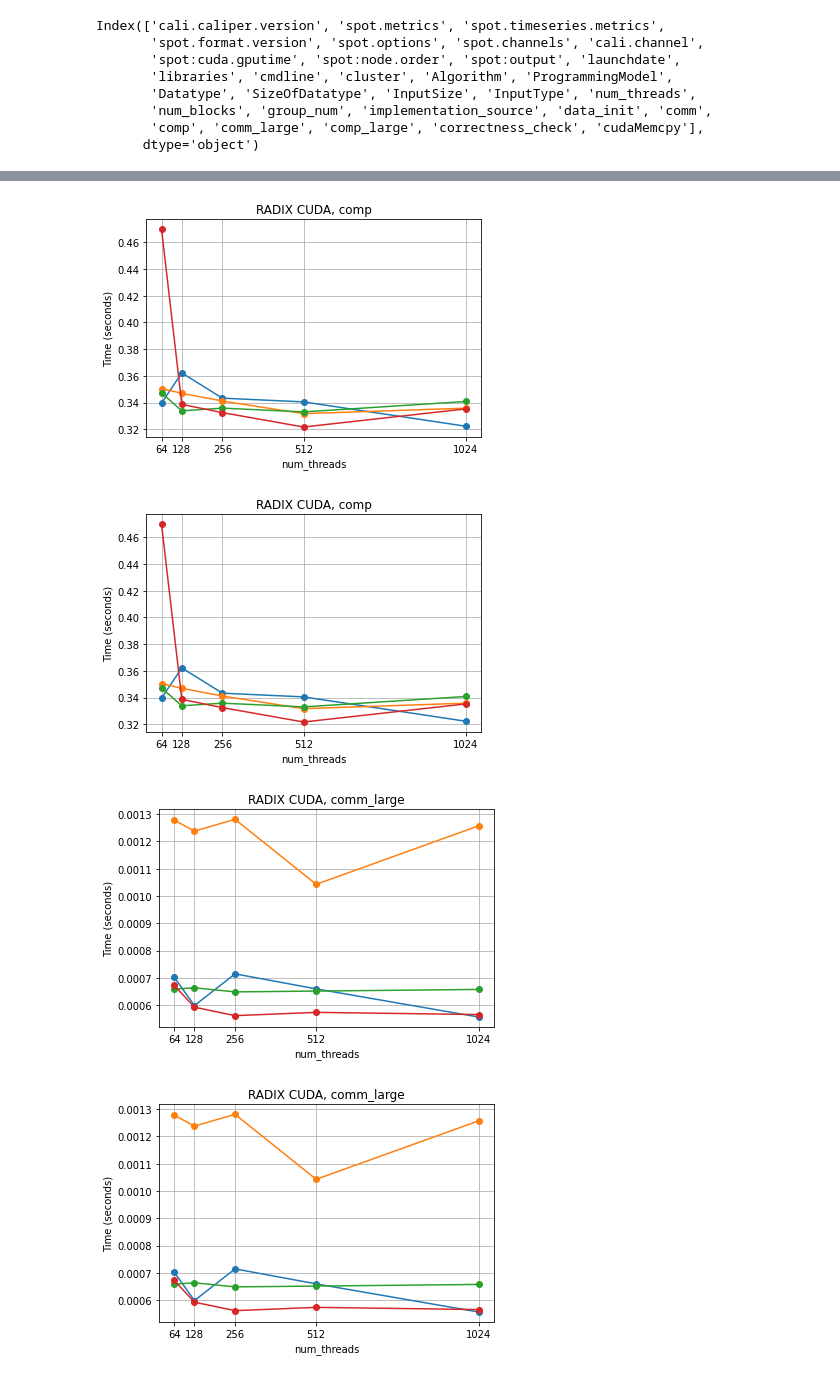
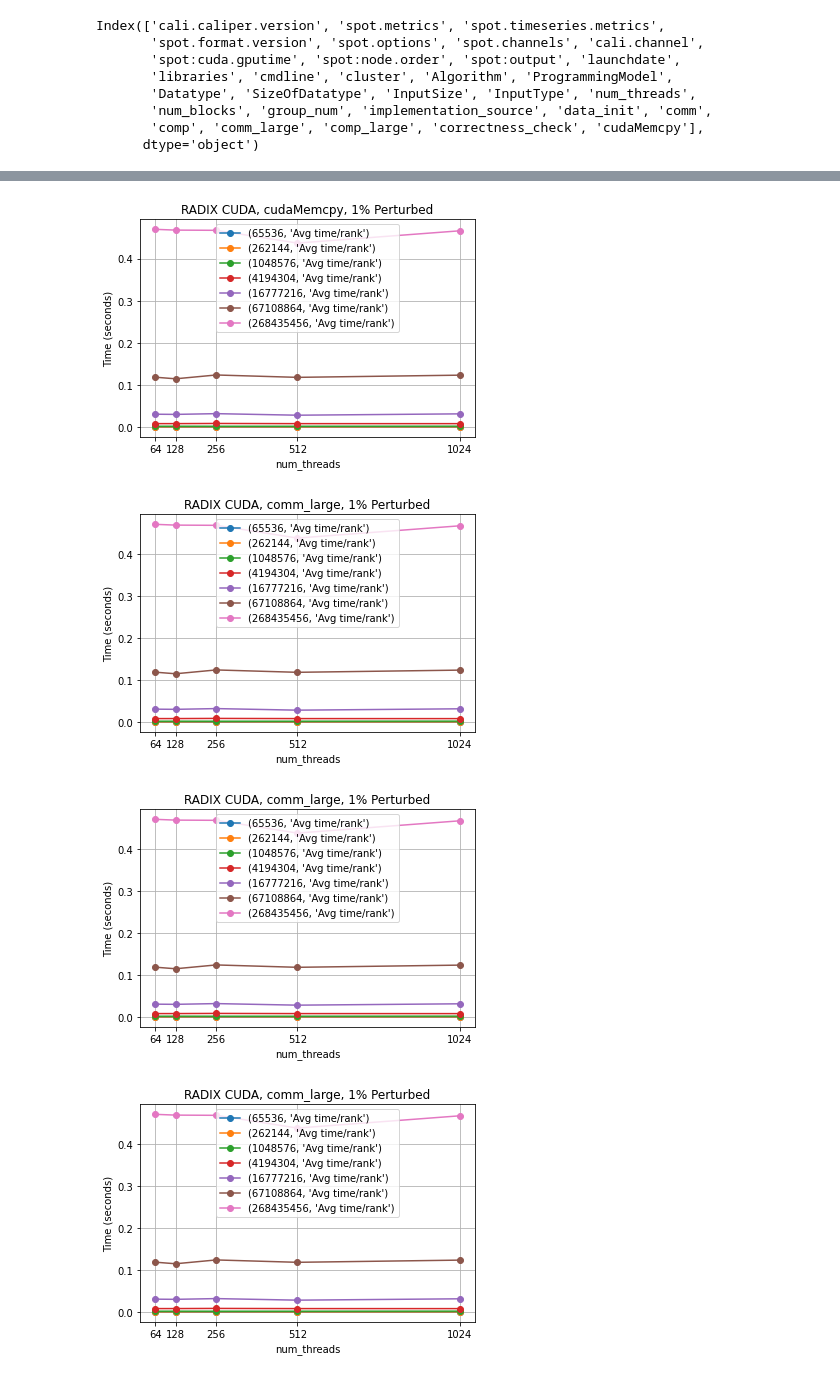
Before and after one commit to reaganreit/435Project, a Jupyter notebook: Builds/CUDA/radixCUDA.ipynb, the cells around one changed output, grey strips where cells are left out. Cells and saved outputs as stored; diff of their text form; code cells hidden in the pictures.

Commit message:
thicket graphs all working

```diff
--- a/Builds/CUDA/radixCUDA.ipynb
+++ b/Builds/CUDA/radixCUDA.ipynb
@@ -11,9 +11,20 @@ import thicket as th
 pd.set_option("display.max_rows", None)
 pd.set_option("display.max_columns", None)
 # %%
-#tk = th.Thicket.from_caliperreader(glob("t256-v65536-i1.cali"))
-#tk = th.Thicket.from_caliperreader(glob("p2-a1048576-i1.cali"))
-tk = th.Thicket.from_caliperreader(glob("*-v65536-*.cali"))
+#strong scaling
+#tk = th.Thicket.from_caliperreader(glob("*-v65536-*.cali"))
+# tk = th.Thicket.from_caliperreader(glob("*-v262144-*.cali"))
+# tk = th.Thicket.from_caliperreader(glob("*-v1048576-*.cali"))
+# tk = th.Thicket.from_caliperreader(glob("*-v4194304-*.cali"))
+# tk = th.Thicket.from_caliperreader(glob("*-v16777216-*.cali"))
+# tk = th.Thicket.from_caliperreader(glob("*-v67108864-*.cali"))
+#tk = th.Thicket.from_caliperreader(glob("*-v268435456-*.cali"))
+
+#speedup and weak
+tk = th.Thicket.from_caliperreader(glob("*-i1*.cali"))
+#tk = th.Thicket.from_caliperreader(glob("*-i2*.cali"))
+#tk = th.Thicket.from_caliperreader(glob("*-i3*.cali"))
+#tk = th.Thicket.from_caliperreader(glob("*-i4*.cali"))
 tk.dataframe = tk.dataframe.drop(["nid", "spot.channel", "Total time", "Min time/rank", "Max time/rank", "Min GPU time/rank", "Max GPU time/rank", "Total GPU time", "Avg GPU time/rank"], axis=1)#,"Avg time/rank", "Min time/rank", "Max time/rank", "Total time", "Avg GPU time/rank", "Min GPU time/rank", "Max GPU time/rank", "Total GPU time"
 tk.dataframe
 # %% [output]
@@ -91,5 +102,6 @@ Index(['cali.caliper.version', 'spot.metrics', 'spot.timeseries.metrics',
        'comp', 'comm_large', 'comp_large', 'correctness_check', 'cudaMemcpy'],
       dtype='object')
 # %%
-gb = tk.groupby("InputType")
+#gb = tk.groupby("InputType")
+gb = tk.groupby("InputSize")
 # %% [output]
@@ -159,7 +171,7 @@ for name in function_names:
      for size in input_sizes:
         plot_mpl(
             df=ctk.dataframe.loc[name],
-            title=f"RADIX CUDA, {name}",
+            title=f"RADIX CUDA, {name}, 1% Perturbed",
             xlabel="num_threads",
             ylabel="Time (seconds)",
         )
@@ -173,4 +185,4 @@ for name in function_names:
-[figure, old version]
+[figure, new version]
-[figure, old version]
+[figure, new version]
-[figure, old version]
+[figure, new version]
-[figure, old version]
+[figure, new version]
```
Also changed, not shown: parts of 9 cells of this notebook.
